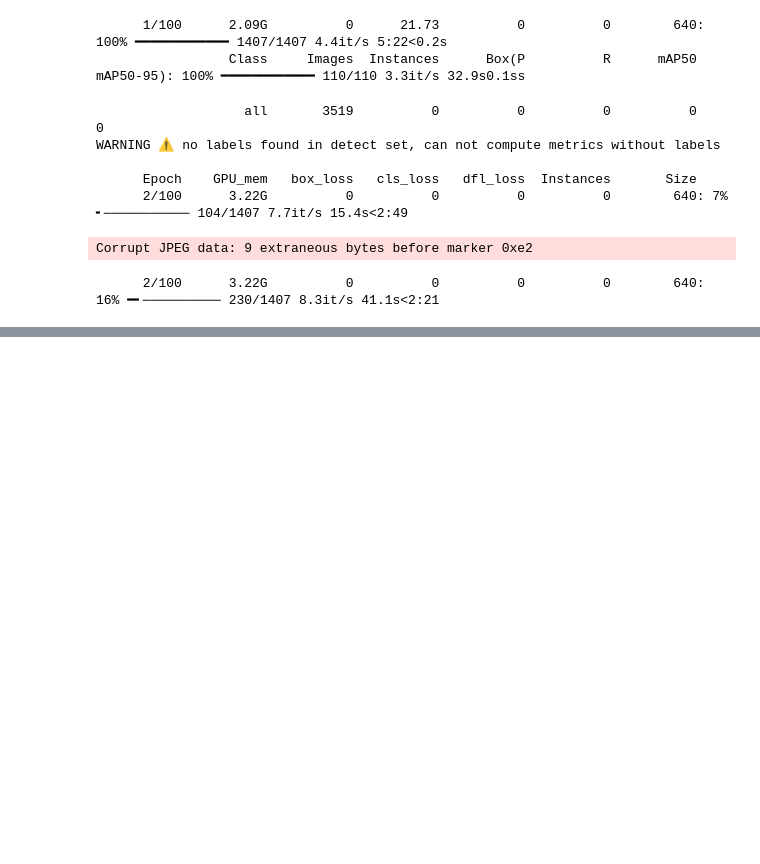
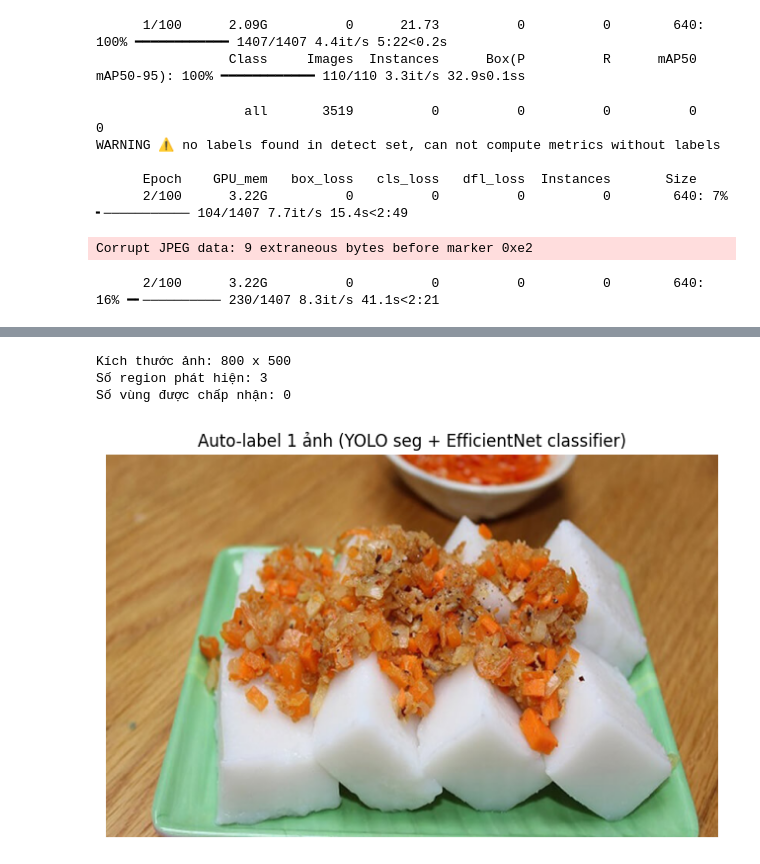
Before and after one commit to quangthai87vn/DL-DuDoan33MonAnVietNam, a Jupyter notebook: Jupyter/Yolo.ipynb, the cells around one changed output, grey strips where cells are left out. Drawn from its saved outputs; the diff is of its cells as text; code cells hidden in the pictures; blank space fills up the shorter version.

```diff
--- a/Jupyter/Yolo.ipynb
+++ b/Jupyter/Yolo.ipynb
@@ -91,0 +346,56 @@ for box in r.boxes:
+# %%
+# Cell 6: Test auto-label trên 1 ảnh bất kỳ
+TEST_IMG_PATH = Path("/home/mtl/Downloads/f.jpg")
+
+pil_img = Image.open(TEST_IMG_PATH).convert("RGB")
+img_w, img_h = pil_img.size
+print("Kích thước ảnh:", img_w, "x", img_h)
+
+# 1) YOLO-seg tìm vùng
+boxes = run_yolo_segment(pil_img, conf_thres=0.4)
+print("Số region phát hiện:", len(boxes))
+
+# 2) Phân loại từng patch
+THRESH_CLASS = 0.6  # ngưỡng chấp nhận món ăn
+det_results = []    # list (cls_id, cls_name, prob, bbox)
+
+for bbox in boxes:
+    patch = crop_patch(pil_img, bbox, pad_ratio=0.05)
+    cls_id, cls_name, prob = classify_patch(patch)
+    if prob < THRESH_CLASS:
+        continue
+    det_results.append((cls_id, cls_name, prob, bbox))
+
+print("Số vùng được chấp nhận:", len(det_results))
+
+# 3) Vẽ kết quả
+fig, ax = plt.subplots(figsize=(8, 8))
+ax.imshow(pil_img)
+ax.axis("off")
+
+for cls_id, cls_name, prob, (x1, y1, x2, y2) in det_results:
+    rect = patches.Rectangle(
+        (x1, y1),
+        x2 - x1,
+        y2 - y1,
+        linewidth=2,
+        edgecolor="red",
+        facecolor="none"
+    )
+    ax.add_patch(rect)
+    ax.text(
+        x1,
+        y1 - 5,
+        f"{cls_name} ({prob:.2f})",
+        color="yellow",
+        fontsize=10,
+        bbox=dict(facecolor="red", alpha=0.5, edgecolor="none"),
+    )
+
+plt.title("Auto-label 1 ảnh (YOLO seg + EfficientNet classifier)")
+plt.show()
+# %% [output]
+Kích thước ảnh: 800 x 500
+Số region phát hiện: 3
+Số vùng được chấp nhận: 0
+[figure, added]
```
Also changed, not shown: parts of 7 cells of this notebook.
